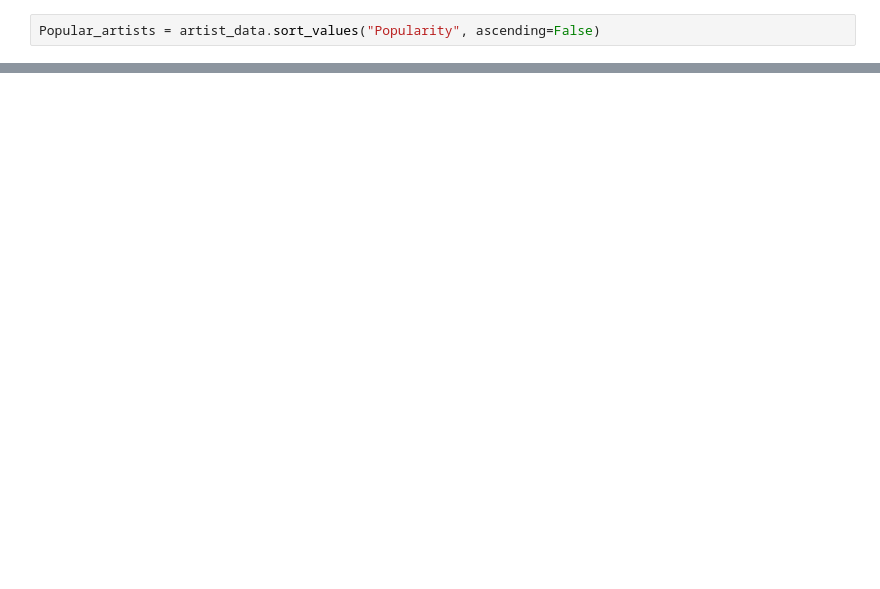
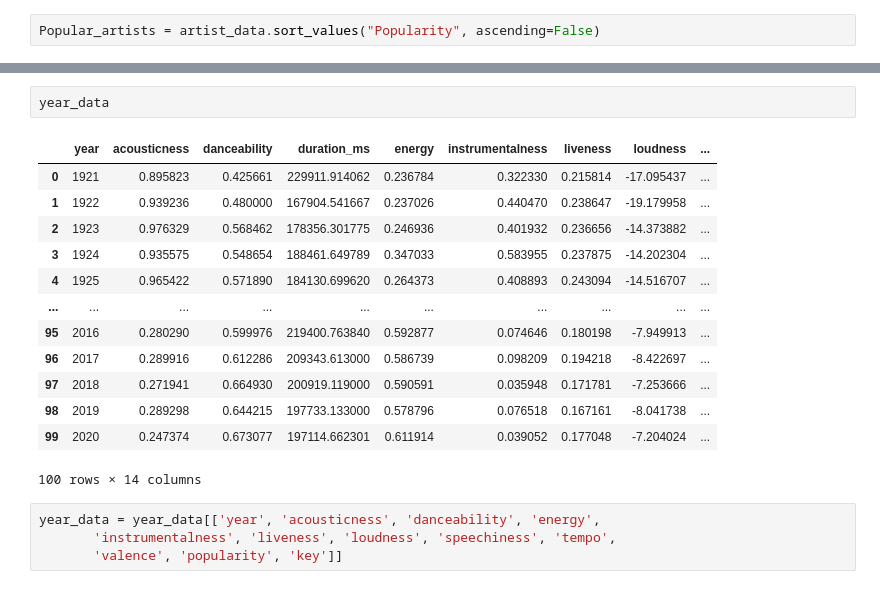
Before and after one commit to Jamahler/ETL-Project-Spotify, a Jupyter notebook: Spotify.ipynb, the cells around one changed output, grey strips where cells are left out. Cells and saved outputs as stored; diff of their text form; blank space fills up the shorter version.

```diff
--- a/Spotify.ipynb
+++ b/Spotify.ipynb
@@ -270,0 +275,20 @@ CREATE TABLE "Popular_Artists" (
+# %%
+year_data
+# %% [output]
+|  | year | acousticness | danceability | duration_ms | energy | instrumentalness | liveness | loudness | ... |
+| 0 | 1921 | 0.895823 | 0.425661 | 229911.914062 | 0.236784 | 0.322330 | 0.215814 | -17.095437 | ... |
+| 1 | 1922 | 0.939236 | 0.480000 | 167904.541667 | 0.237026 | 0.440470 | 0.238647 | -19.179958 | ... |
+| 2 | 1923 | 0.976329 | 0.568462 | 178356.301775 | 0.246936 | 0.401932 | 0.236656 | -14.373882 | ... |
+| 3 | 1924 | 0.935575 | 0.548654 | 188461.649789 | 0.347033 | 0.583955 | 0.237875 | -14.202304 | ... |
+| 4 | 1925 | 0.965422 | 0.571890 | 184130.699620 | 0.264373 | 0.408893 | 0.243094 | -14.516707 | ... |
+| ... | ... | ... | ... | ... | ... | ... | ... | ... | ... |
+| 95 | 2016 | 0.280290 | 0.599976 | 219400.763840 | 0.592877 | 0.074646 | 0.180198 | -7.949913 | ... |
+| 96 | 2017 | 0.289916 | 0.612286 | 209343.613000 | 0.586739 | 0.098209 | 0.194218 | -8.422697 | ... |
+| 97 | 2018 | 0.271941 | 0.664930 | 200919.119000 | 0.590591 | 0.035948 | 0.171781 | -7.253666 | ... |
+| 98 | 2019 | 0.289298 | 0.644215 | 197733.133000 | 0.578796 | 0.076518 | 0.167161 | -8.041738 | ... |
+| 99 | 2020 | 0.247374 | 0.673077 | 197114.662301 | 0.611914 | 0.039052 | 0.177048 | -7.204024 | ... |
+100 rows × 14 columns
+# %%
+year_data = year_data[['year', 'acousticness', 'danceability', 'energy',
+       'instrumentalness', 'liveness', 'loudness', 'speechiness', 'tempo',
+       'valence', 'popularity', 'key']]
```
Also changed, not shown: parts of 23 cells of this notebook, 8 other files.
